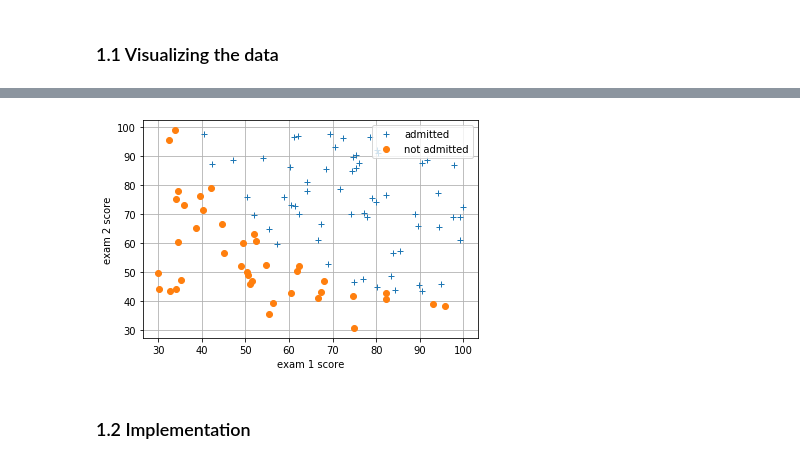
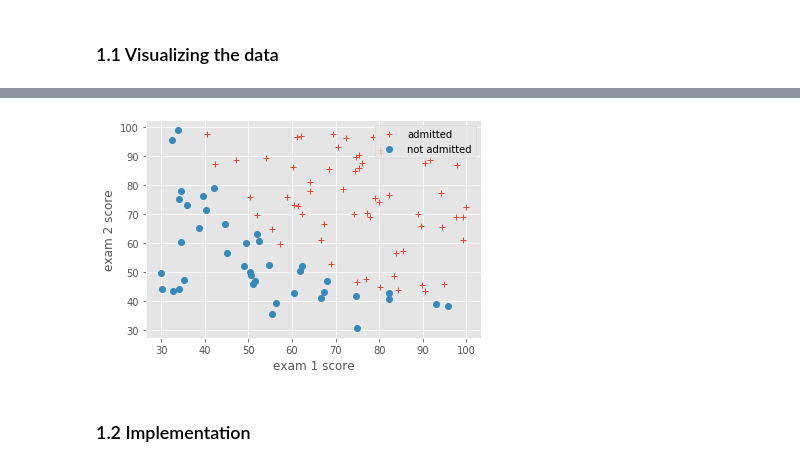
Before and after one commit to akapet00/andrew-ng-coursera-ml, a Jupyter notebook: ex2-logistic-regression/ex2.ipynb, the cells around one changed output, grey strips where cells are left out. Cells and saved outputs as stored; diff of their text form; code cells hidden in the pictures.

```diff
--- a/ex2-logistic-regression/ex2.ipynb
+++ b/ex2-logistic-regression/ex2.ipynb
@@ -15,12 +15,9 @@ Your task is to build a classification model that estimates an applicant’s pro
 import pandas as pd
 import numpy as np
 import matplotlib.pyplot as plt
+from matplotlib import style
+style.use('ggplot')
+%matplotlib inline
 from scipy.optimize import fmin_bfgs, minimize
 import warnings
 warnings.simplefilter('ignore')
-
-df = pd.read_csv('ex2data1.txt', header=None)
-df.rename(columns={0: 'exam1',
-                   1: 'exam2',
-                   2: 'accepted'}, inplace=True)
-df.head()
@@ -34,16 +37,15 @@ df.head()
 # %%
 accepted_students = df[df.accepted==1]
 others = df[df.accepted==0]
 plt.plot(accepted_students.exam1, accepted_students.exam2,
          marker='+', linestyle='None', label='admitted')
 plt.plot(others.exam1, others.exam2,
         marker='o', linestyle='None', label='not admitted')
 plt.xlabel('exam 1 score')
 plt.ylabel('exam 2 score')
 plt.legend(loc='upper right')
-plt.grid()
 plt.show()
 # %% [output]
-[figure, old version]
+[figure, new version]
 # %% [markdown]
 ### 1.2  Implementation
```
Also changed, not shown: parts of 25 cells of this notebook.
